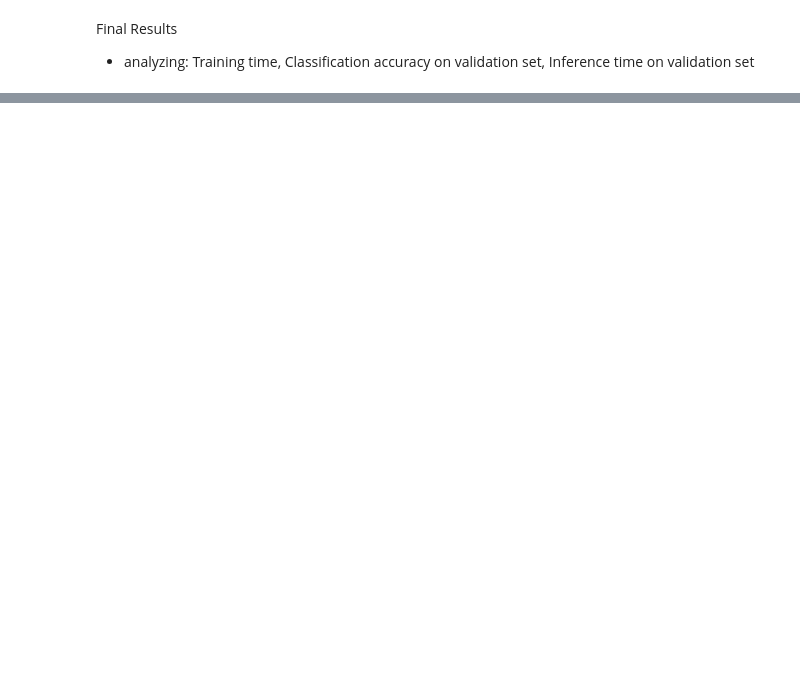
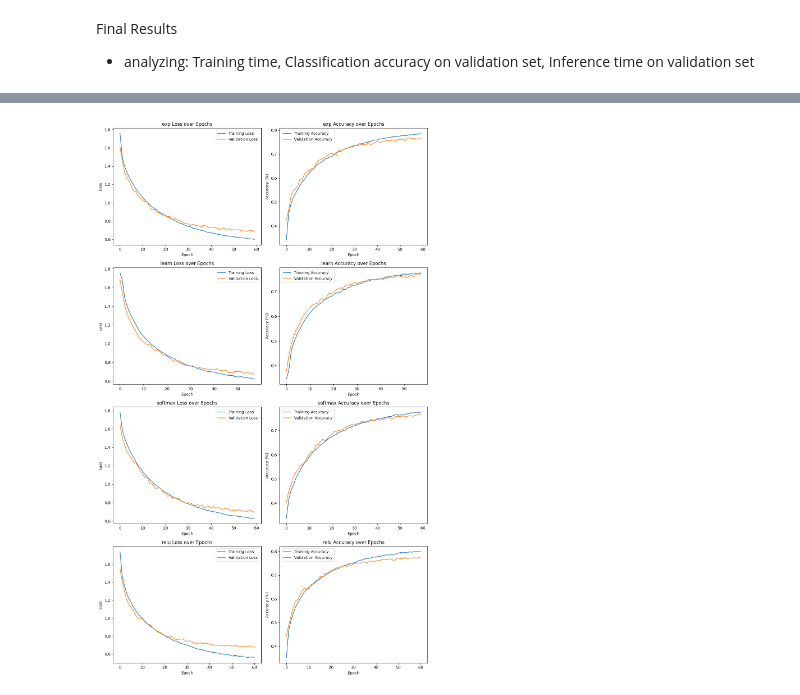
Before and after one commit to ostapenkovs/ieor-4540-transformers, a Jupyter notebook: notebooks/results.ipynb, the cells around one changed output, grey strips where cells are left out. Drawn from its saved outputs; the diff is of its cells as text; code cells hidden in the pictures; blank space fills up the shorter version.

```diff
--- a/notebooks/results.ipynb
+++ b/notebooks/results.ipynb
@@ -17,0 +57,19 @@ plt.legend(); plt.tight_layout()
+# %%
+
+dataframes = []
+
+for log_file in os.listdir(log_dir):
+    if log_file.endswith(".csv"):
+        parts = log_file.replace(".csv", "").split("_")
+        model_name = parts[0]
+        dataset_name = parts[1]
+
+        df = pd.read_csv(os.path.join(log_dir, log_file))
+
+        df["Model"] = model_name
+        df["Dataset"] = dataset_name
+
+        dataframes.append(df)
+combined_df = pd.concat(dataframes, ignore_index=True)
+
+print(combined_df.head())
@@ -17,0 +90,40 @@ plt.legend(); plt.tight_layout()
+# %%
+def plot_metrics(df, dataset_name):
+    dataset_df = df[df["Dataset"] == dataset_name]
+    model_names = dataset_df["Model"].unique()
+
+    num_models = len(model_names)
+    cols = 2
+    rows = num_models
+
+    fig, axes = plt.subplots(rows, cols, figsize=(12, 5 * rows))
+    axes = axes.flatten()
+
+    for i, model_name in enumerate(model_names):
+        metrics = dataset_df[dataset_df["Model"] == model_name]
+        epochs = metrics["Epoch"]
+
+        # Plot Loss
+        ax_loss = axes[2 * i]
+        ax_loss.plot(epochs, metrics["Train Loss"], label="Training Loss")
+        ax_loss.plot(epochs, metrics["Validation Loss"], label="Validation Loss")
+        ax_loss.set_title(f"{model_name} Loss over Epochs")
+        ax_loss.set_xlabel("Epoch")
+        ax_loss.set_ylabel("Loss")
+        ax_loss.legend()
+
+        # Plot Accuracy
+        ax_acc = axes[2 * i + 1]
+        ax_acc.plot(epochs, metrics["Train Accuracy"], label="Training Accuracy")
+        ax_acc.plot(epochs, metrics["Validation Accuracy"], label="Validation Accuracy")
+        ax_acc.set_title(f"{model_name} Accuracy over Epochs")
+        ax_acc.set_xlabel("Epoch")
+        ax_acc.set_ylabel("Accuracy (%)")
+        ax_acc.legend()
+
+    plt.tight_layout()
+    plt.show()
+
+plot_metrics(combined_df, dataset_name="cifar10")
+# %% [output]
+[figure, added]
```
Also changed, not shown: parts of 27 cells of this notebook.
